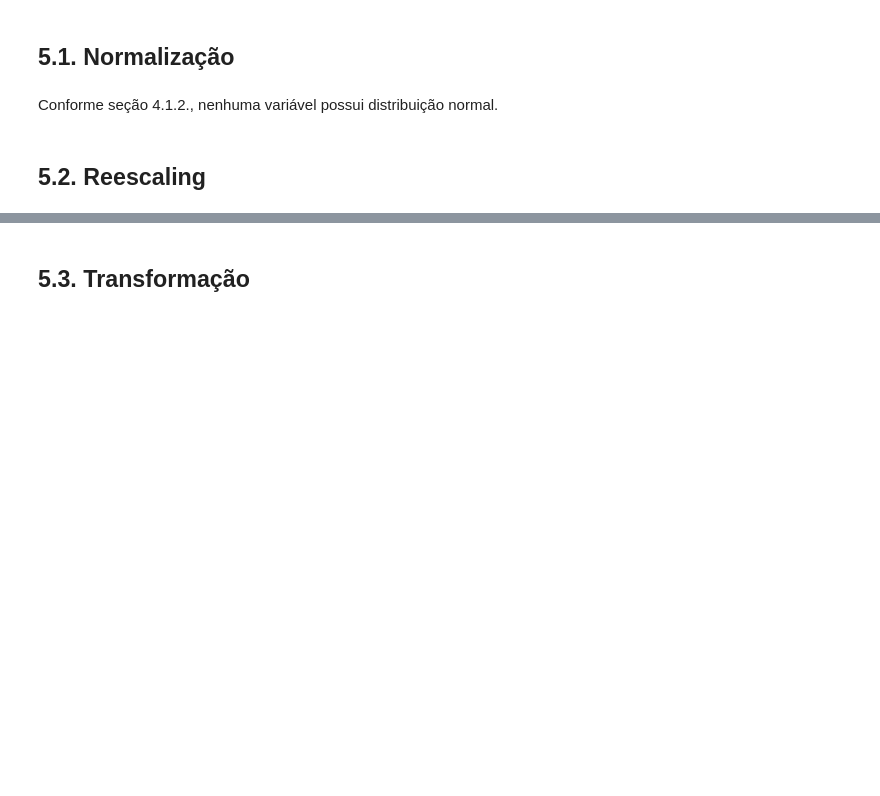
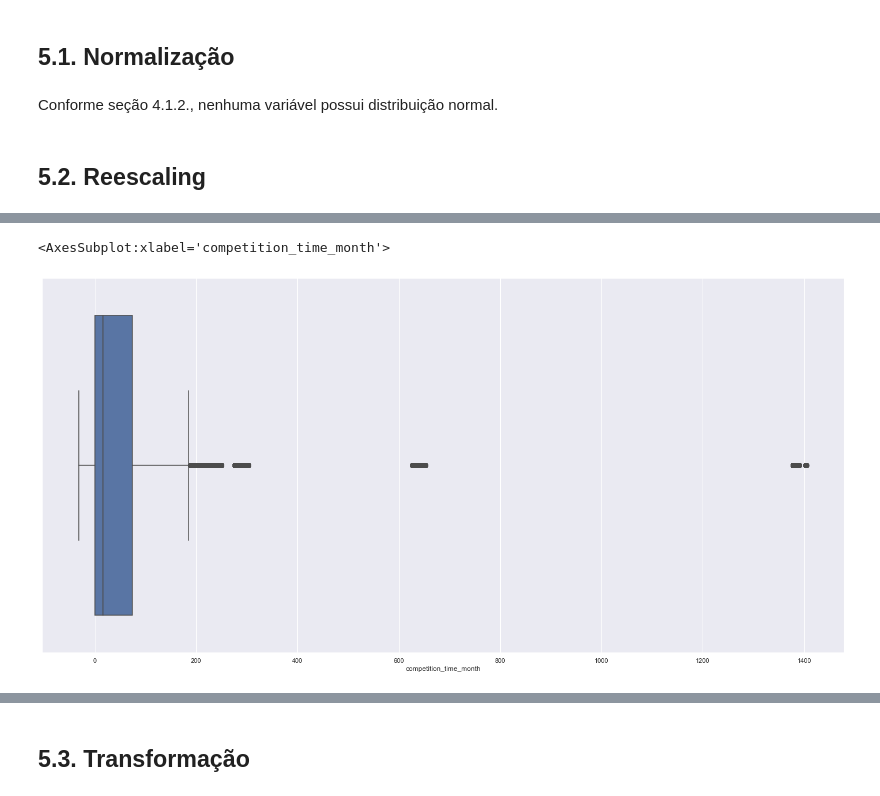
Before and after one commit to wwwclaudion/DataScience_Em_Producao, a Jupyter notebook: m04_v01_store_sales_prediction.ipynb, the cells around one changed output, grey strips where cells are left out. Saved outputs shown, nothing was run; the diff lists cells and outputs as text; code cells hidden in the pictures; blank space fills up the shorter version.

```diff
--- a/m04_v01_store_sales_prediction.ipynb
+++ b/m04_v01_store_sales_prediction.ipynb
@@ -1146,0 +1192,6 @@ Conforme seção 4.1.2., nenhuma variável possui distribuição normal.
+# %%
+# competition_time_month
+sns.boxplot(df5['competition_time_month'])
+# %% [output]
+<AxesSubplot:xlabel='competition_time_month'>
+[figure, added]
```
Also changed, not shown: parts of 13 cells of this notebook.
